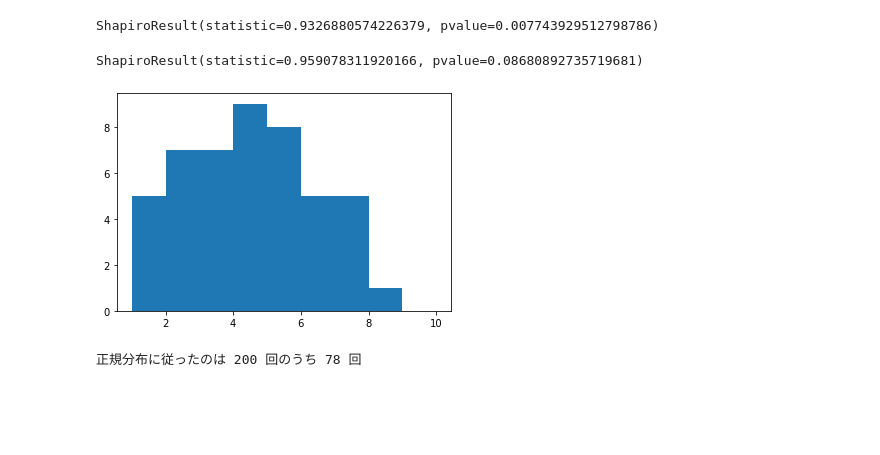
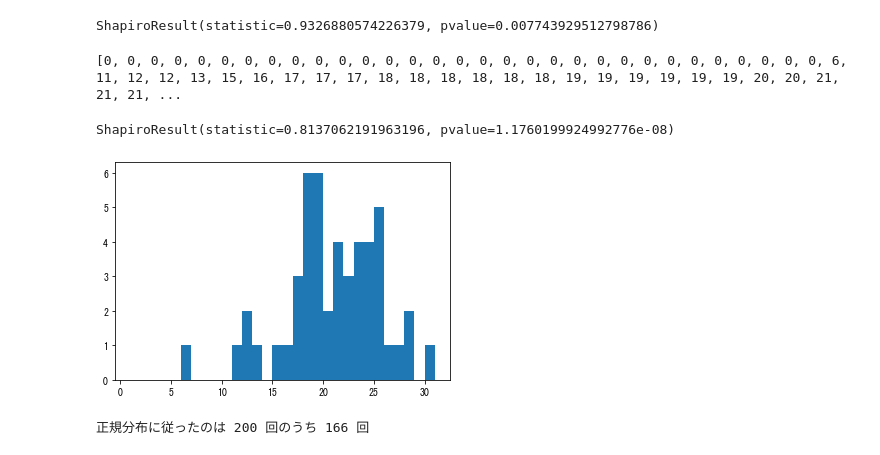
Before and after one commit to miyuki-01087/MarbleChocolateStickerCollection, a Jupyter notebook: Marble.ipynb, the cells around one changed output. Cells and saved outputs as stored; diff of their text form; code cells hidden in the pictures; blank space fills up the shorter version.

Commit message:
implemented functions to draw graph.

```diff
--- a/Marble.ipynb
+++ b/Marble.ipynb
@@ -1,19 +1,17 @@
 # %%
 import numpy as np
-import numpy.random as random
-import scipy as sp
 import pandas as pd
-import pandas_datareader.data as pdr
 from pandas import Series, DataFrame
+from scipy import stats
 
 import matplotlib.pyplot as plt
 import matplotlib as mpl
-import seaborn as sns
+
 %matplotlib inline
 
 %precision 3
 
-import math
+mpl.rcParams['font.family'] = 'MS Gothic'
 # %%
 # 3種類から3回試行
 
@@ -177,28 +181,30 @@ def CountBySpecies(lists):
 # %%
 # 関数を呼びだして使えるようにした
 
-result = CountBySpecies(Trial())
-
+result = CountBySpecies(Trial(1000))
+maxNum = max(result)
+print(result)
 plt.hist(result, bins=maxNum, range=(1,maxNum+1))
 df=pd.DataFrame(result)
 
 stats.shapiro(df)
 # %% [output]
-ShapiroResult(statistic=0.959078311920166, pvalue=0.08680892735719681)
+[0, 0, 0, 0, 0, 0, 0, 0, 0, 0, 0, 0, 0, 0, 0, 0, 0, 0, 0, 0, 0, 0, 0, 0, 0, 0, 0, 0, 0, 0, 0, 6, 11, 12, 12, 13, 15, 16, 17, 17, 17, 18, 18, 18, 18, 18, 18, 19, 19, 19, 19, 19, 19, 20, 20, 21, 21, 21, ...
+ShapiroResult(statistic=0.8137062191963196, pvalue=1.1760199924992776e-08)
-[figure, old version]
+[figure, new version]
 # %%
-# 49種類から200回選ぶ試行を200回やってみる
+# 49種類からN回選ぶ試行を200回やってみる
 
-N = 200 # マーブルチョコを何個買うか
+N = 700 # マーブルチョコを何個買うか
 n = 200 # それを何回繰り返すか
 
 counter_normal = 0
 for i in range(n):
     result = CountBySpecies(Trial(N))
     df=pd.DataFrame(result)
-    if stats.shapiro(df).pvalue >= 0.05:
+    if stats.shapiro(df).pvalue > 0.05:
         counter_normal = counter_normal+1
 
 print("正規分布に従ったのは",n,"回のうち",counter_normal,"回")
 # %% [output]
-正規分布に従ったのは 200 回のうち 78 回
+正規分布に従ったのは 200 回のうち 166 回
```
Also changed, not shown: parts of 6 cells of this notebook.
